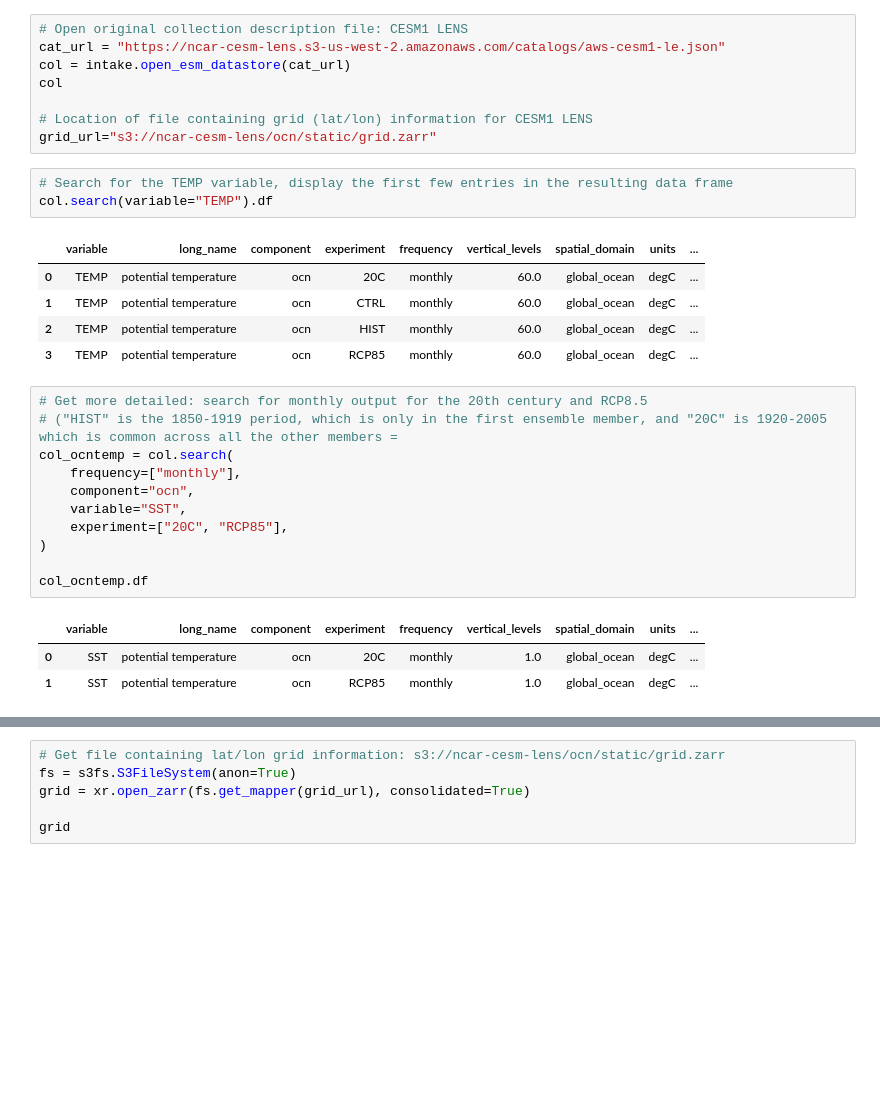
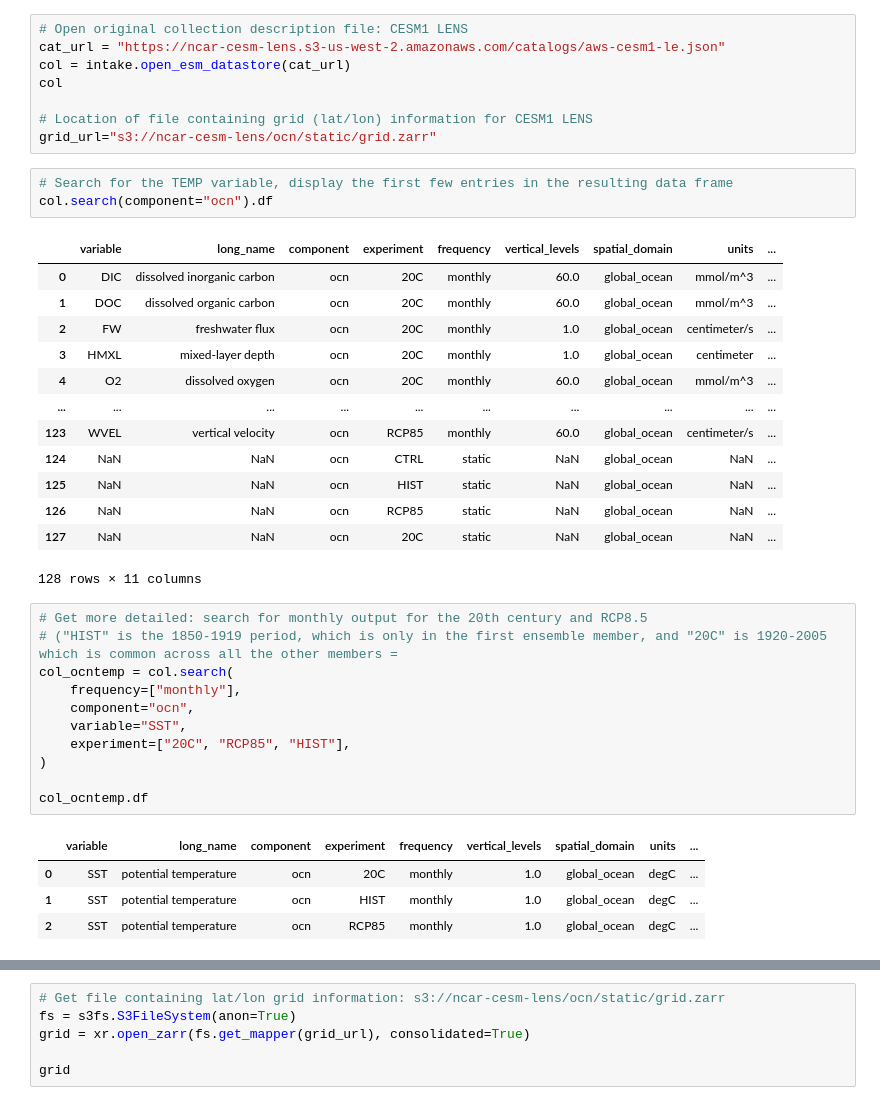
Before and after one commit to olleholt/toolkit, a Jupyter notebook: Mapping.ipynb, the cells around one changed output, grey strips where cells are left out. Drawn from its saved outputs; the diff is of its cells as text; blank space fills up the shorter version.

```diff
--- a/Mapping.ipynb
+++ b/Mapping.ipynb
@@ -63,13 +63,21 @@ col
 grid_url="s3://ncar-cesm-lens/ocn/static/grid.zarr"
 # %%
 # Search for the TEMP variable, display the first few entries in the resulting data frame
-col.search(variable="TEMP").df
+col.search(component="ocn").df
 # %% [output]
 |  | variable | long_name | component | experiment | frequency | vertical_levels | spatial_domain | units | ... |
-| 0 | TEMP | potential temperature | ocn | 20C | monthly | 60.0 | global_ocean | degC | ... |
-| 1 | TEMP | potential temperature | ocn | CTRL | monthly | 60.0 | global_ocean | degC | ... |
-| 2 | TEMP | potential temperature | ocn | HIST | monthly | 60.0 | global_ocean | degC | ... |
-| 3 | TEMP | potential temperature | ocn | RCP85 | monthly | 60.0 | global_ocean | degC | ... |
+| 0 | DIC | dissolved inorganic carbon | ocn | 20C | monthly | 60.0 | global_ocean | mmol/m^3 | ... |
+| 1 | DOC | dissolved organic carbon | ocn | 20C | monthly | 60.0 | global_ocean | mmol/m^3 | ... |
+| 2 | FW | freshwater flux | ocn | 20C | monthly | 1.0 | global_ocean | centimeter/s | ... |
+| 3 | HMXL | mixed-layer depth | ocn | 20C | monthly | 1.0 | global_ocean | centimeter | ... |
+| 4 | O2 | dissolved oxygen | ocn | 20C | monthly | 60.0 | global_ocean | mmol/m^3 | ... |
+| ... | ... | ... | ... | ... | ... | ... | ... | ... | ... |
+| 123 | WVEL | vertical velocity | ocn | RCP85 | monthly | 60.0 | global_ocean | centimeter/s | ... |
+| 124 | NaN | NaN | ocn | CTRL | static | NaN | global_ocean | NaN | ... |
+| 125 | NaN | NaN | ocn | HIST | static | NaN | global_ocean | NaN | ... |
+| 126 | NaN | NaN | ocn | RCP85 | static | NaN | global_ocean | NaN | ... |
+| 127 | NaN | NaN | ocn | 20C | static | NaN | global_ocean | NaN | ... |
+128 rows × 11 columns
 # %%
 # Get more detailed: search for monthly output for the 20th century and RCP8.5
 # ("HIST" is the 1850-1919 period, which is only in the first ensemble member, and "20C" is 1920-2005 which is common across all the other members =
@@ -77,14 +85,15 @@ col_ocntemp = col.search(
     frequency=["monthly"],
     component="ocn",
     variable="SST",
-    experiment=["20C", "RCP85"],
+    experiment=["20C", "RCP85", "HIST"],
 )
 
 col_ocntemp.df
 # %% [output]
 |  | variable | long_name | component | experiment | frequency | vertical_levels | spatial_domain | units | ... |
 | 0 | SST | potential temperature | ocn | 20C | monthly | 1.0 | global_ocean | degC | ... |
-| 1 | SST | potential temperature | ocn | RCP85 | monthly | 1.0 | global_ocean | degC | ... |
+| 1 | SST | potential temperature | ocn | HIST | monthly | 1.0 | global_ocean | degC | ... |
+| 2 | SST | potential temperature | ocn | RCP85 | monthly | 1.0 | global_ocean | degC | ... |
 # %%
 # Load catalog entries for subset into a dictionary of xarray datasets
 dsets = col_ocntemp.to_dataset_dict(
```
Also changed, not shown: parts of 6 cells of this notebook, 1 other file.
